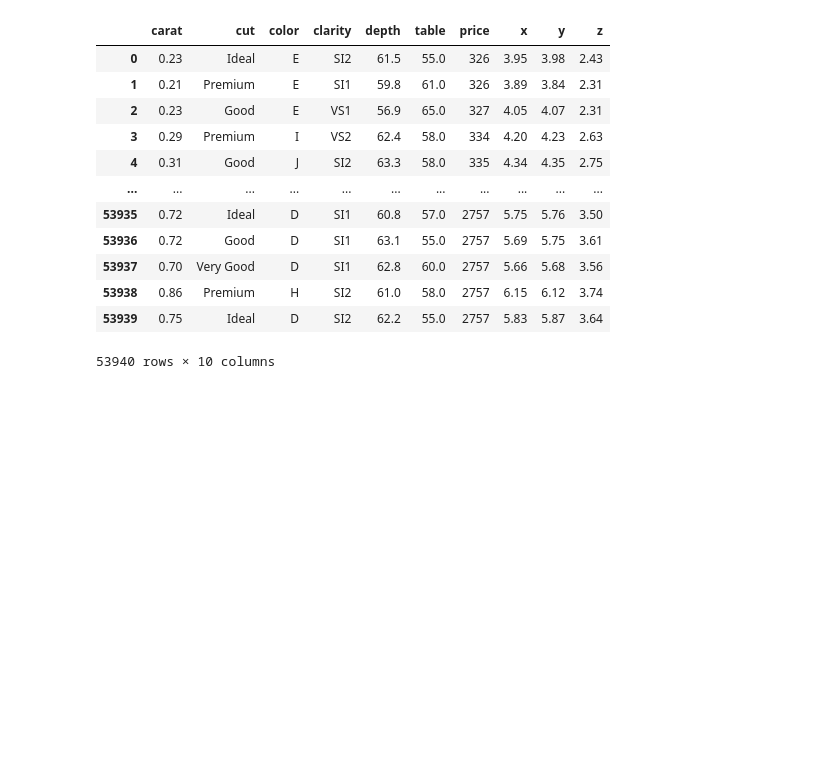
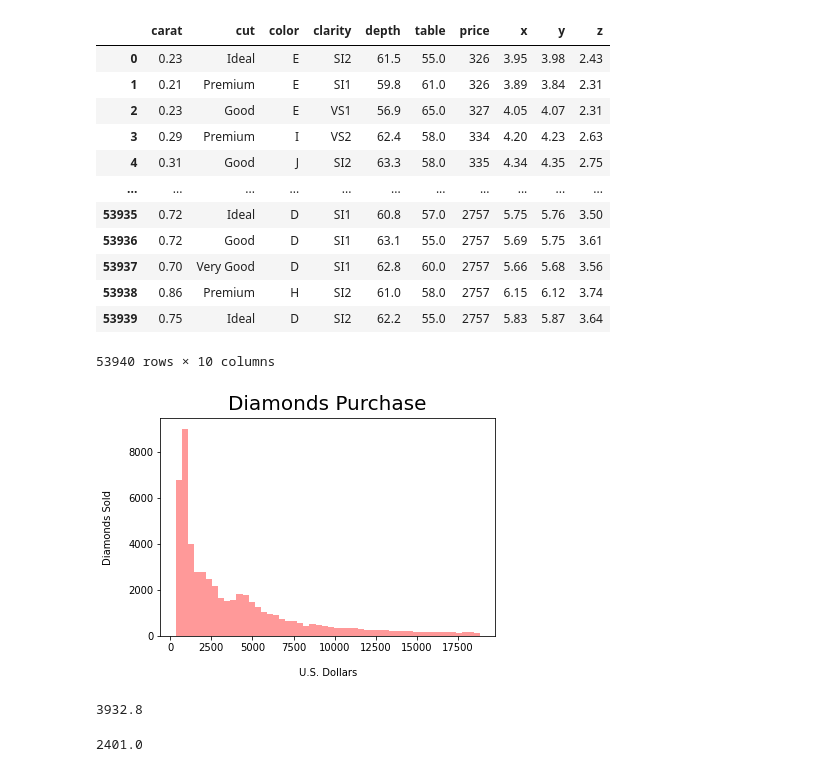
Before and after one commit to aharr100/Data-Distribution, a Jupyter notebook: Data_Distribution.ipynb, the cells around one changed output. Drawn from its saved outputs; the diff is of its cells as text; code cells hidden in the pictures; blank space fills up the shorter version.

```diff
--- a/Data_Distribution.ipynb
+++ b/Data_Distribution.ipynb
@@ -108,3 +108,13 @@ Diamonds_Data
 | 53938 | 0.86 | Premium | H | SI2 | 61.0 | 58.0 | 2757 | 6.15 | 6.12 | 3.74 |
 | 53939 | 0.75 | Ideal | D | SI2 | 62.2 | 55.0 | 2757 | 5.83 | 5.87 | 3.64 |
 53940 rows × 10 columns
+# %%
+Diamonds_Data2 = Diamonds_Data.replace(np.nan, 0) #Updated code for replacing null and nan values in the whole data frame
+# %%
+ax = sns.distplot(Diamonds_Data2['price'], kde=False, color = 'red')
+plt.title("Diamonds Purchase", fontsize=20, y =1.012)
+plt.xlabel("U.S. Dollars", labelpad=15)
+plt.ylabel("Diamonds Sold", labelpad=15)
+bbox_props = dict(fc=(1, 1, 0.9), ec="b", lw=2)
+# %% [output]
+[figure, added]
@@ -110,0 +125,8 @@ Diamonds_Data
+# %%
+mean
+# %% [output]
+3932.8
+# %%
+median
+# %% [output]
+2401.0
```
Also changed, not shown: parts of 2 cells of this notebook.
